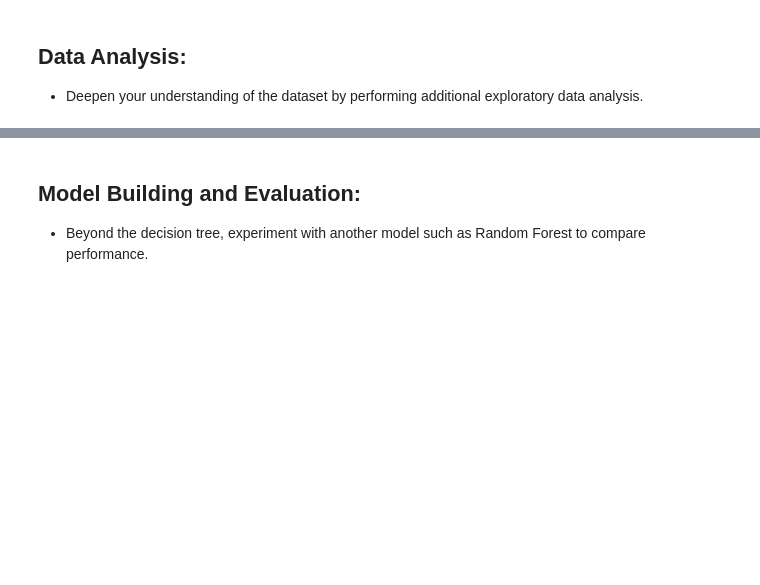
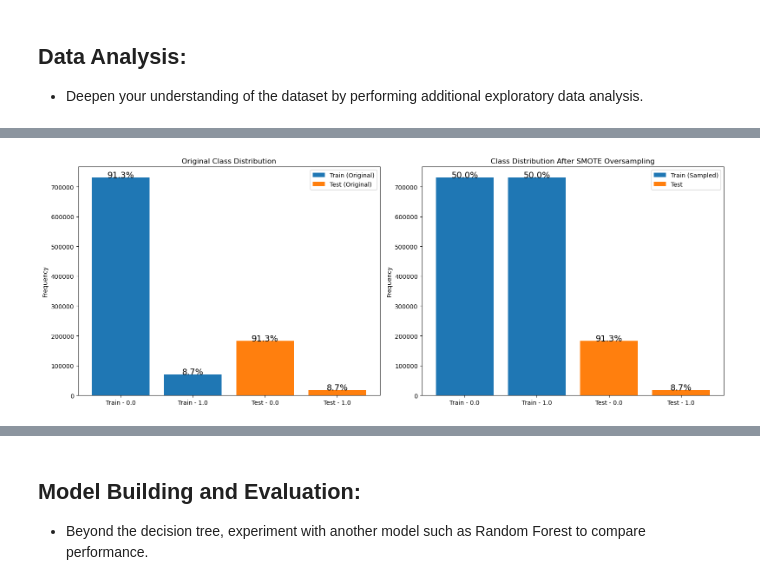
Before and after one commit to allaccountstaken/code_reviews, a Jupyter notebook: Fraud_Detection.ipynb, the cells around one changed output, grey strips where cells are left out. Cells and saved outputs as stored; diff of their text form; code cells hidden in the pictures; blank space fills up the shorter version.

```diff
--- a/Fraud_Detection.ipynb
+++ b/Fraud_Detection.ipynb
@@ -371,0 +515,5 @@ plt.show()
+# %%
+# @title SMOTE (synthetic minority) train/test split, i.e. correcting imbalanced classes by oversampling
+X_train, X_test, y_train, y_test = sample_data(data, 'fraud', test_size=0.2, sampling_strategy='SMOTE', show_plots=True)
+# %% [output]
+[figure, added]
```
Also changed, not shown: parts of 49 cells of this notebook.
